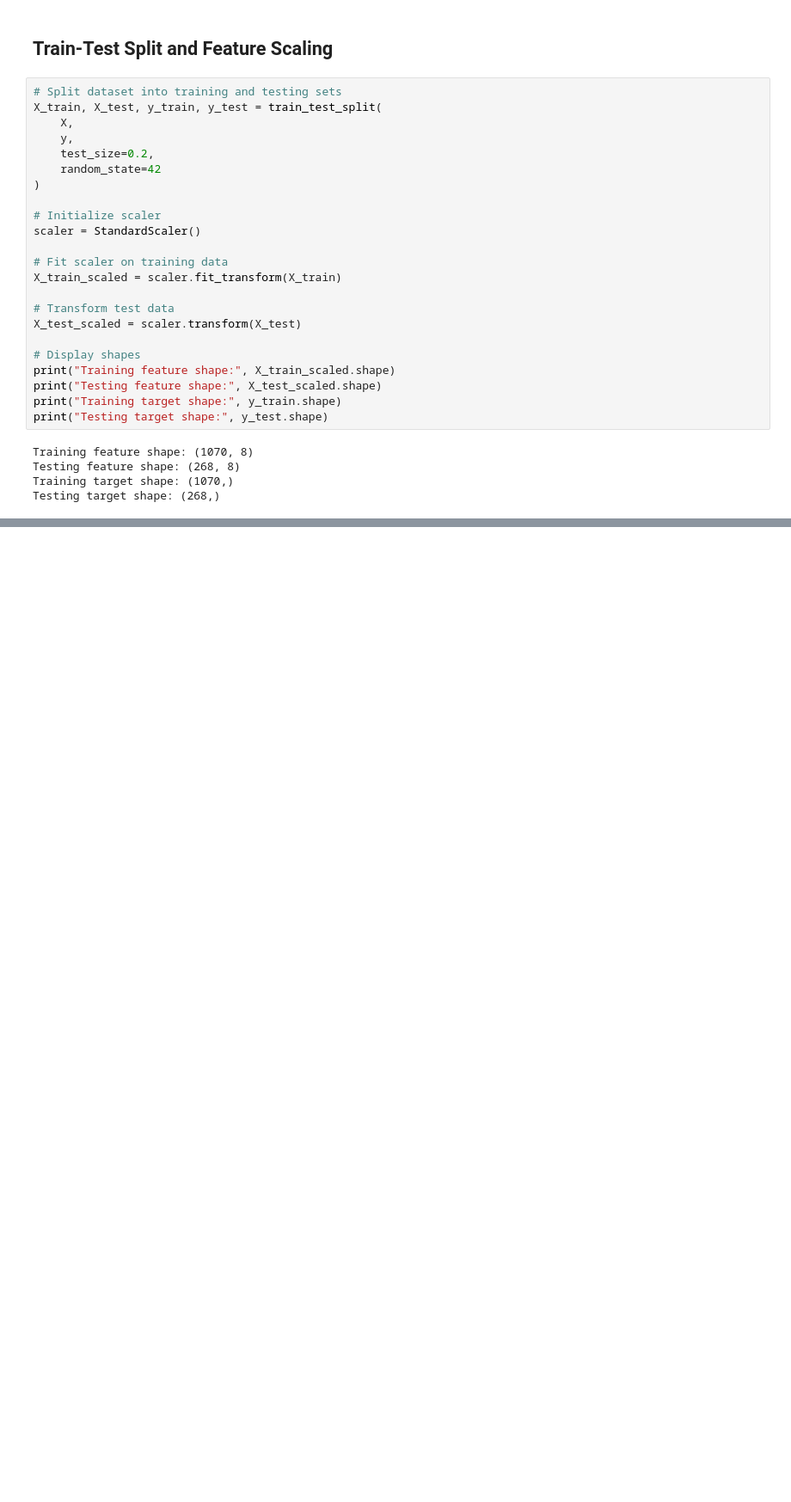
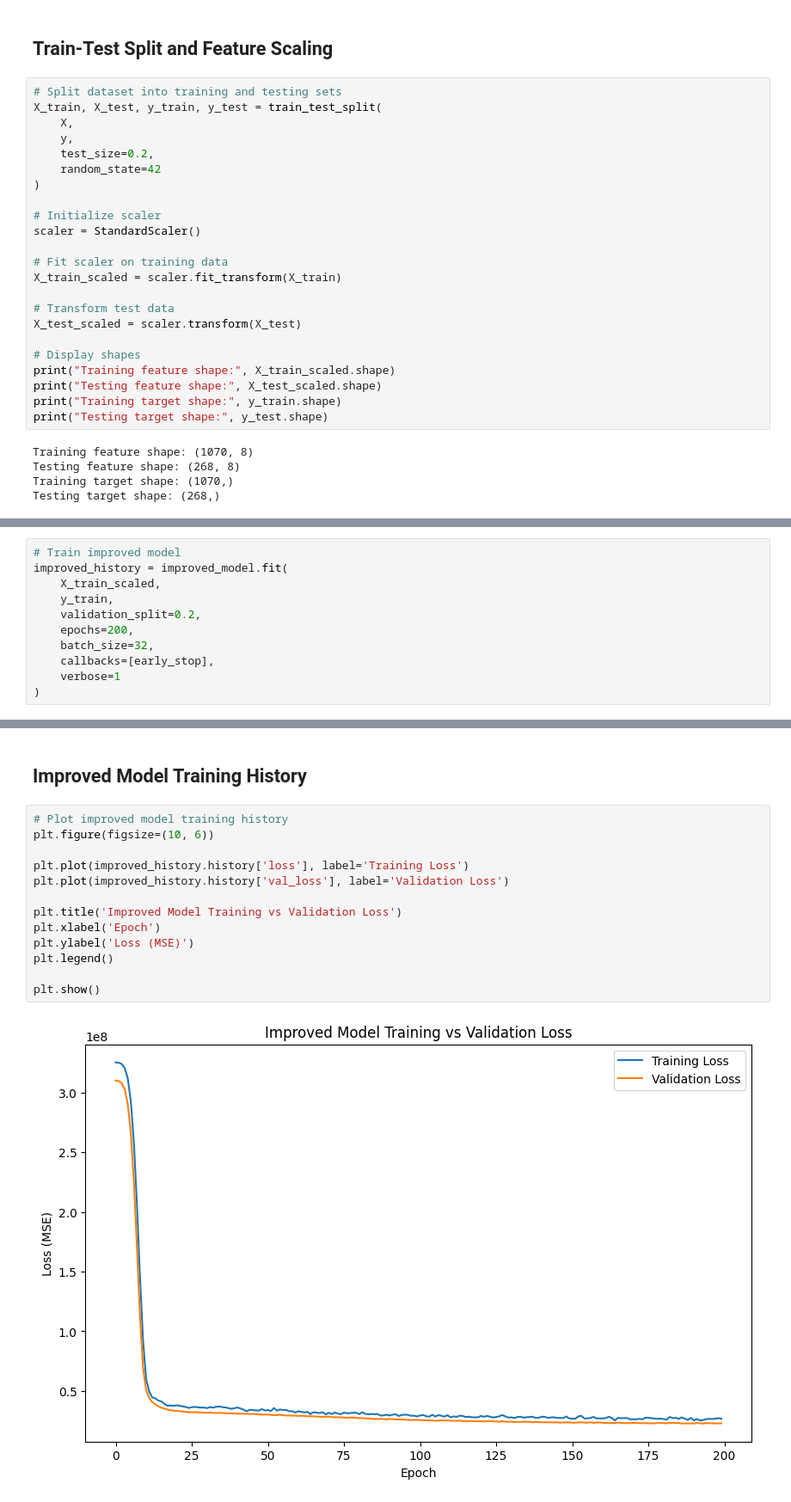
Before and after one commit to JGM-droid/Insurance_Neural_Network_Project, a Jupyter notebook: insurance_nn_project.ipynb, the cells around one changed output, grey strips where cells are left out. Shown at 86% size. Saved outputs shown, nothing was run; the diff lists cells and outputs as text; blank space fills up the shorter version.

```diff
--- a/insurance_nn_project.ipynb
+++ b/insurance_nn_project.ipynb
@@ -150,0 +354,11 @@ Testing target shape: (268,)
+# %%
+# Train improved model
+improved_history = improved_model.fit(
+    X_train_scaled,
+    y_train,
+    validation_split=0.2,
+    epochs=200,
+    batch_size=32,
+    callbacks=[early_stop],
+    verbose=1
+)
@@ -150,0 +398,17 @@ Testing target shape: (268,)
+# %% [markdown]
+## Improved Model Training History
+# %%
+# Plot improved model training history
+plt.figure(figsize=(10, 6))
+
+plt.plot(improved_history.history['loss'], label='Training Loss')
+plt.plot(improved_history.history['val_loss'], label='Validation Loss')
+
+plt.title('Improved Model Training vs Validation Loss')
+plt.xlabel('Epoch')
+plt.ylabel('Loss (MSE)')
+plt.legend()
+
+plt.show()
+# %% [output]
+[figure, added]
```
Also changed, not shown: parts of 20 cells of this notebook.
